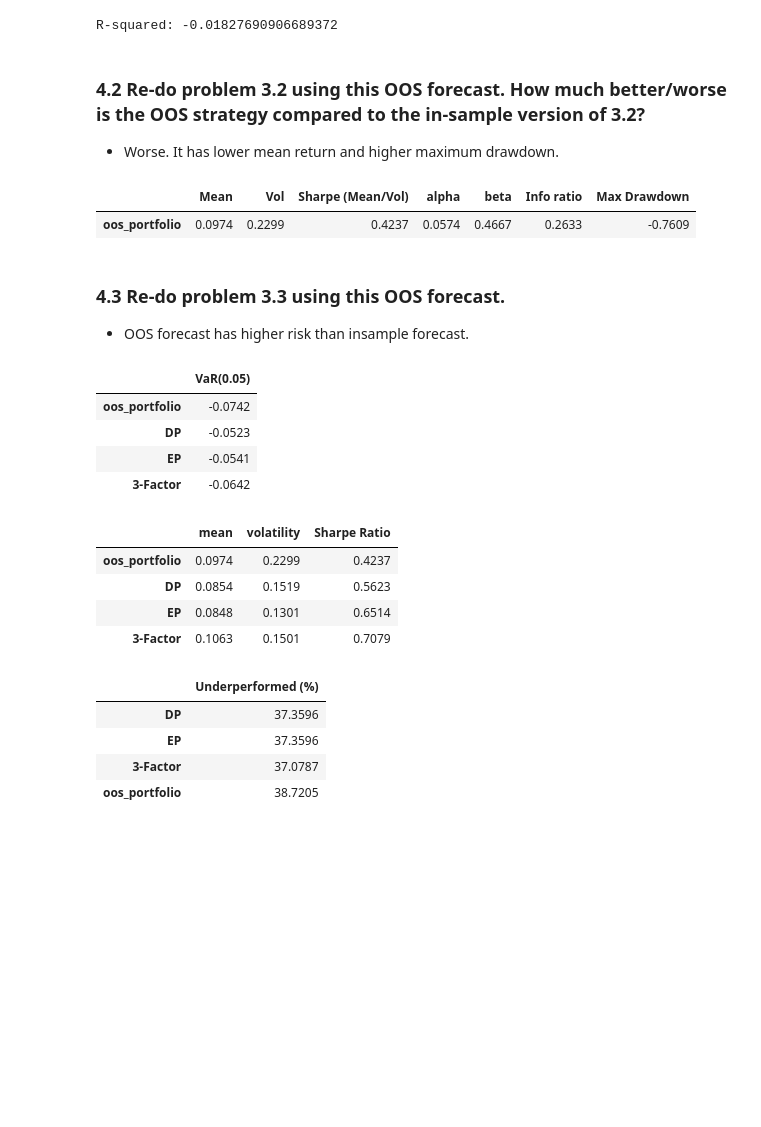
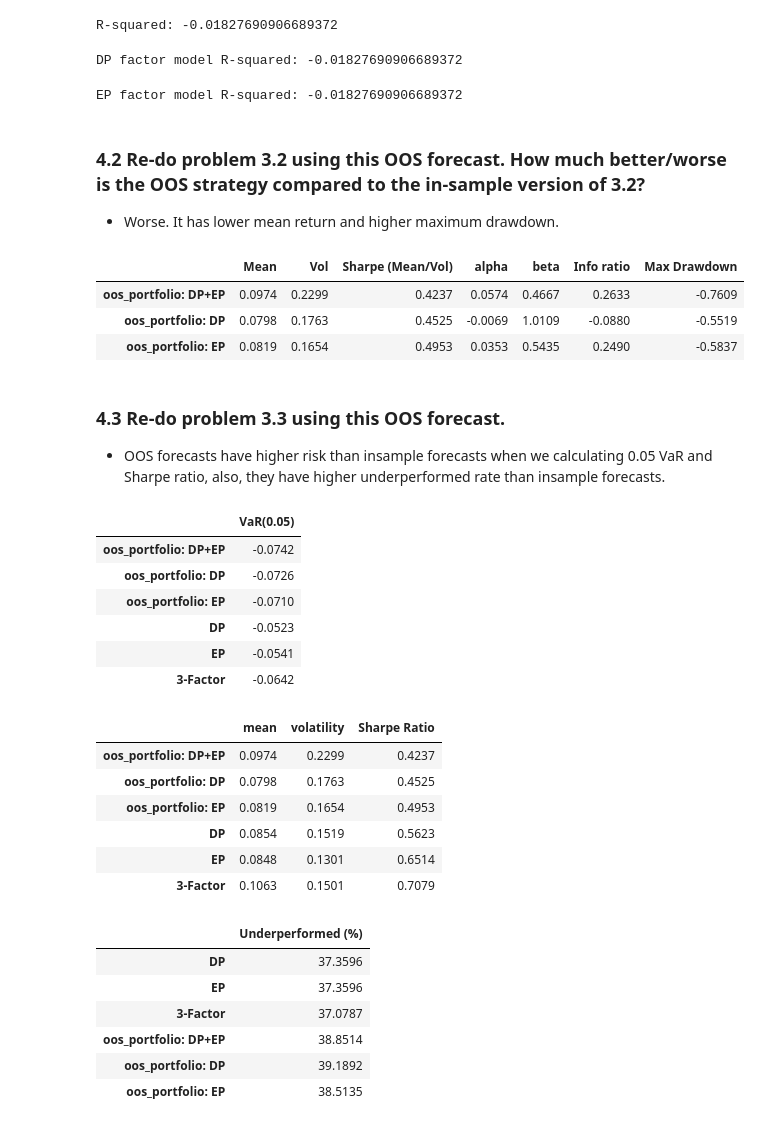
Before and after one commit to Zixin730/finm-portfolio-2022, a Jupyter notebook: homework/hw7.ipynb, the cells around one changed output. Drawn from its saved outputs; the diff is of its cells as text; code cells hidden in the pictures; blank space fills up the shorter version.

```diff
--- a/homework/hw7.ipynb
+++ b/homework/hw7.ipynb
@@ -387,27 +387,62 @@ dtype: float64
 print("R-squared: " + str(1 - predict_err/zero_pre_err[0]))
 # %% [output]
 R-squared: -0.01827690906689372
+# %%
+model = RollingOLS(
+    factor[["SPY"]], sm.add_constant(factor[["DP"]]), window=factor.shape[0], min_nobs=59, expanding=True).fit()
+
+params = model.params.shift()
+predict_spy1 = (params[["DP"]] * factor[["DP"]]
+               ).sum(axis=1) + params["const"]
+predict_err = np.square(factor["SPY"].subtract(predict_spy)).sum()
+zero_pre_spy = factor[["SPY"]].expanding(60).mean().shift()
+zero_pre_err = np.square((factor[["SPY"]] - zero_pre_spy))
+zero_pre_err = zero_pre_err.sum()
+print("DP factor model R-squared: " + str(1 - predict_err/zero_pre_err[0]))
+# %% [output]
+DP factor model R-squared: -0.01827690906689372
+# %%
+model = RollingOLS(
+    factor[["SPY"]], sm.add_constant(factor[["EP"]]), window=factor.shape[0], min_nobs=59, expanding=True).fit()
+
+params = model.params.shift()
+predict_spy2 = (params[["EP"]] * factor[["EP"]]
+               ).sum(axis=1) + params["const"]
+predict_err = np.square(factor["SPY"].subtract(predict_spy)).sum()
+zero_pre_spy = factor[["SPY"]].expanding(60).mean().shift()
+zero_pre_err = np.square((factor[["SPY"]] - zero_pre_spy))
+zero_pre_err = zero_pre_err.sum()
+print("EP factor model R-squared: " + str(1 - predict_err/zero_pre_err[0]))
+# %% [output]
+EP factor model R-squared: -0.01827690906689372
 # %% [markdown]
 ###  4.2 Re-do problem 3.2 using this OOS forecast. How much better/worse is the OOS strategy compared to the in-sample version of 3.2?
 
 * Worse. It has lower mean return and higher maximum drawdown.
 # %%
-oos_port = (predict_spy * 100 * ret["SPY"]).to_frame("oos_portfolio")
+oos_port1 = (predict_spy * 100 * ret["SPY"]).to_frame("oos_portfolio: DP+EP")
+oos_port2 = (predict_spy1 * 100 * ret["SPY"]).to_frame("oos_portfolio: DP")
+oos_port3 = (predict_spy2 * 100 * ret["SPY"]).to_frame("oos_portfolio: EP")
+oos_port = pd.concat([oos_port1, oos_port2, oos_port3], axis=1)
 summary_stats_bm(oos_port.iloc[60:, ], ret.iloc[60:, 0])
 # %% [output]
 |  | Mean | Vol | Sharpe (Mean/Vol) | alpha | beta | Info ratio | Max Drawdown |
-| oos_portfolio | 0.0974 | 0.2299 | 0.4237 | 0.0574 | 0.4667 | 0.2633 | -0.7609 |
+| oos_portfolio: DP+EP | 0.0974 | 0.2299 | 0.4237 | 0.0574 | 0.4667 | 0.2633 | -0.7609 |
+| oos_portfolio: DP | 0.0798 | 0.1763 | 0.4525 | -0.0069 | 1.0109 | -0.0880 | -0.5519 |
+| oos_portfolio: EP | 0.0819 | 0.1654 | 0.4953 | 0.0353 | 0.5435 | 0.2490 | -0.5837 |
 # %% [markdown]
 ### 4.3 Re-do problem 3.3 using this OOS forecast.
 
-* OOS forecast has higher risk than insample forecast.
+* OOS forecasts have higher risk than insample forecasts when we calculating 0.05 VaR and Sharpe ratio, also, they have higher underperformed rate than insample forecasts.
 # %%
 tail_risk = oos_port.dropna().quantile(.05).append(
     predict_all.dropna().quantile(.05)).to_frame("VaR(0.05)")
 tail_risk
 # %% [output]
 |  | VaR(0.05) |
-| oos_portfolio | -0.0742 |
+| oos_portfolio: DP+EP | -0.0742 |
+| oos_portfolio: DP | -0.0726 |
+| oos_portfolio: EP | -0.0710 |
 | DP | -0.0523 |
 | EP | -0.0541 |
 | 3-Factor | -0.0642 |
@@ -415,7 +450,9 @@ tail_risk
 summary_stat(oos_port.join(predict_all).dropna(), 12)
 # %% [output]
 |  | mean | volatility | Sharpe Ratio |
-| oos_portfolio | 0.0974 | 0.2299 | 0.4237 |
+| oos_portfolio: DP+EP | 0.0974 | 0.2299 | 0.4237 |
+| oos_portfolio: DP | 0.0798 | 0.1763 | 0.4525 |
+| oos_portfolio: EP | 0.0819 | 0.1654 | 0.4953 |
 | DP | 0.0854 | 0.1519 | 0.5623 |
 | EP | 0.0848 | 0.1301 | 0.6514 |
 | 3-Factor | 0.1063 | 0.1501 | 0.7079 |
@@ -426,10 +464,14 @@ excess = excess
 # %%
-oos_rate = ((excess[["oos_portfolio"]] < 0).sum() /
-            excess.shape[0]).to_frame("Underperformed (%)") * 100
+excess[excess >= 0] = 0
+excess[excess < 0] = 1
+oos_rate = (excess.sum(
+    axis=0)/excess.shape[0]*100).to_frame("Underperformed (%)")
 underperform_rate.append(oos_rate)
 # %% [output]
 |  | Underperformed (%) |
 | DP | 37.3596 |
 | EP | 37.3596 |
 | 3-Factor | 37.0787 |
-| oos_portfolio | 38.7205 |
+| oos_portfolio: DP+EP | 38.8514 |
+| oos_portfolio: DP | 39.1892 |
+| oos_portfolio: EP | 38.5135 |
```
Also changed, not shown: parts of 1 cell of this notebook.
